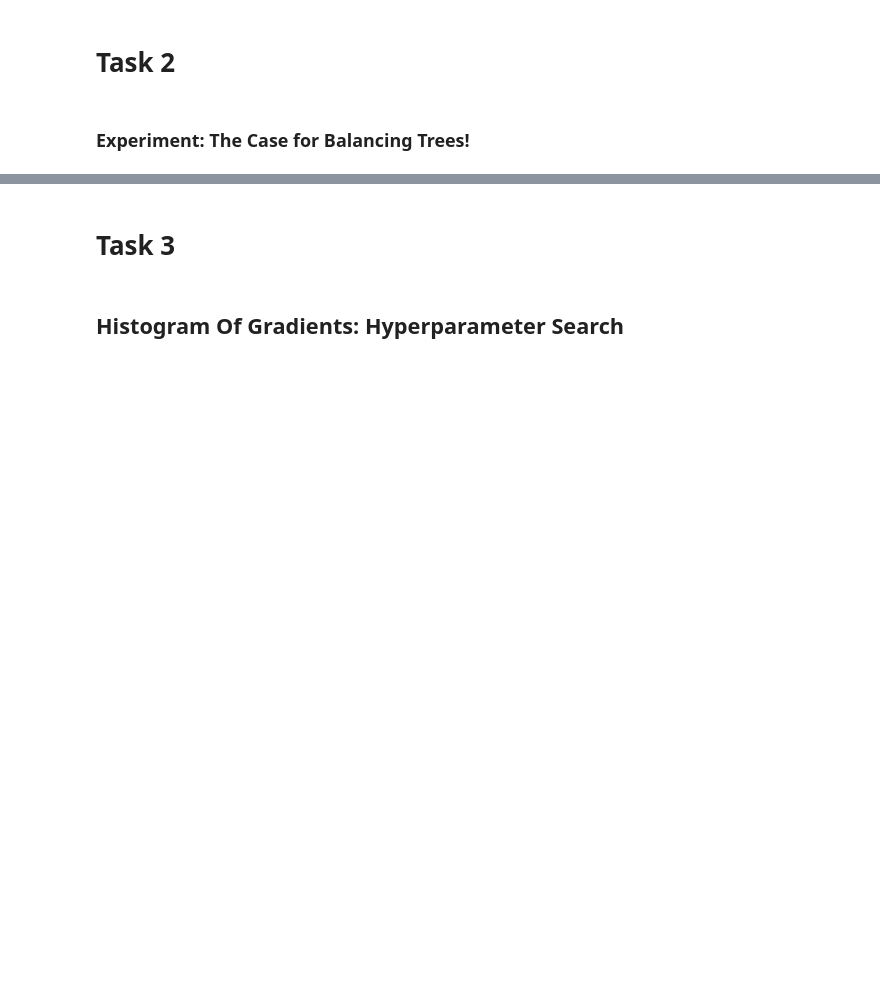
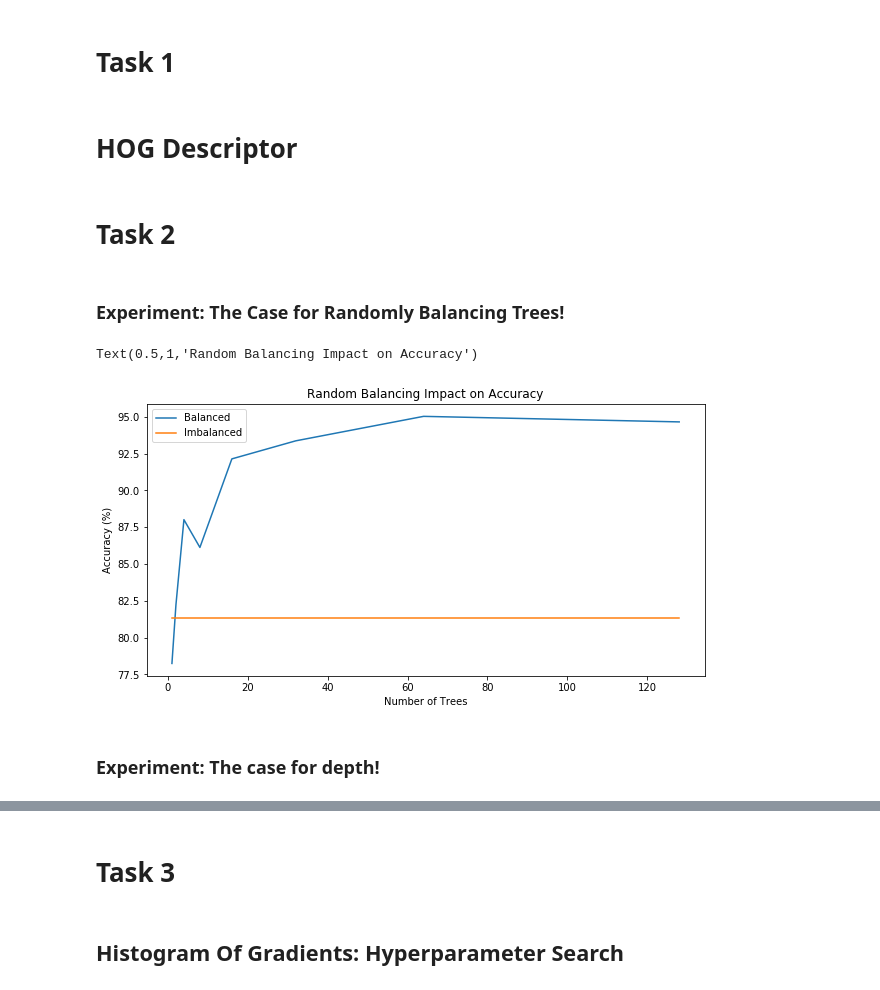
Before and after one commit to d-misra/object-detection, a Jupyter notebook: Object Detection Analysis.ipynb, the cells around one changed output, grey strips where cells are left out. Saved outputs shown, nothing was run; the diff lists cells and outputs as text; code cells hidden in the pictures; blank space fills up the shorter version.

```diff
--- a/Object Detection Analysis.ipynb
+++ b/Object Detection Analysis.ipynb
@@ -5,7 +5,54 @@ import matplotlib.pyplot as plt
 # %%
 import numpy as np
 import itertools
+# %% [markdown]
+# Task 1
+# %% [markdown]
+# HOG Descriptor
 # %% [markdown]
 # Task 2
 # %% [markdown]
-### Experiment: The Case for Balancing Trees!
+### Experiment: The Case for Randomly Balancing Trees!
+# %%
+old_hog_balanced = [
+    (1, 78.2447),
+    (2, 82.2233),
+    (4, 88.0153),
+    (8, 86.1273),
+    (16, 92.1449),
+    (32, 93.3715),
+    (64, 95.0348),
+    (128, 94.6581)
+]
+
+old_hog_imbalanced = [
+    (1, 81.3025),
+    (2, 81.3025),
+    (4, 81.3025),
+    (8, 81.3025),
+    (16, 81.3025),
+    (32, 81.3025),
+    (64, 81.3025),
+    (128, 81.3025)
+]
+
+dfBalanced = pd.DataFrame(old_hog_balanced, columns=['Trees', 'Accuracy'])
+dfImBalanced = pd.DataFrame(old_hog_imbalanced, columns=['Trees', 'Accuracy'])
+# %%
+ax = plt.gca()
+
+ax.figure.set_size_inches(10,5)
+
+dfBalanced.plot(x='Trees', y='Accuracy', ax=ax)
+dfImBalanced.plot(x='Trees', y='Accuracy', ax=ax)
+
+ax.legend([ 'Balanced', 'Imbalanced' ])
+
+ax.set_xlabel('Number of Trees')
+ax.set_ylabel('Accuracy (%)')
+ax.set_title('Random Balancing Impact on Accuracy')
+# %% [output]
+Text(0.5,1,'Random Balancing Impact on Accuracy')
+[figure, added]
+# %% [markdown]
+### Experiment: The case for depth!
```
Also changed, not shown: parts of 13 cells of this notebook, 4 other files.
